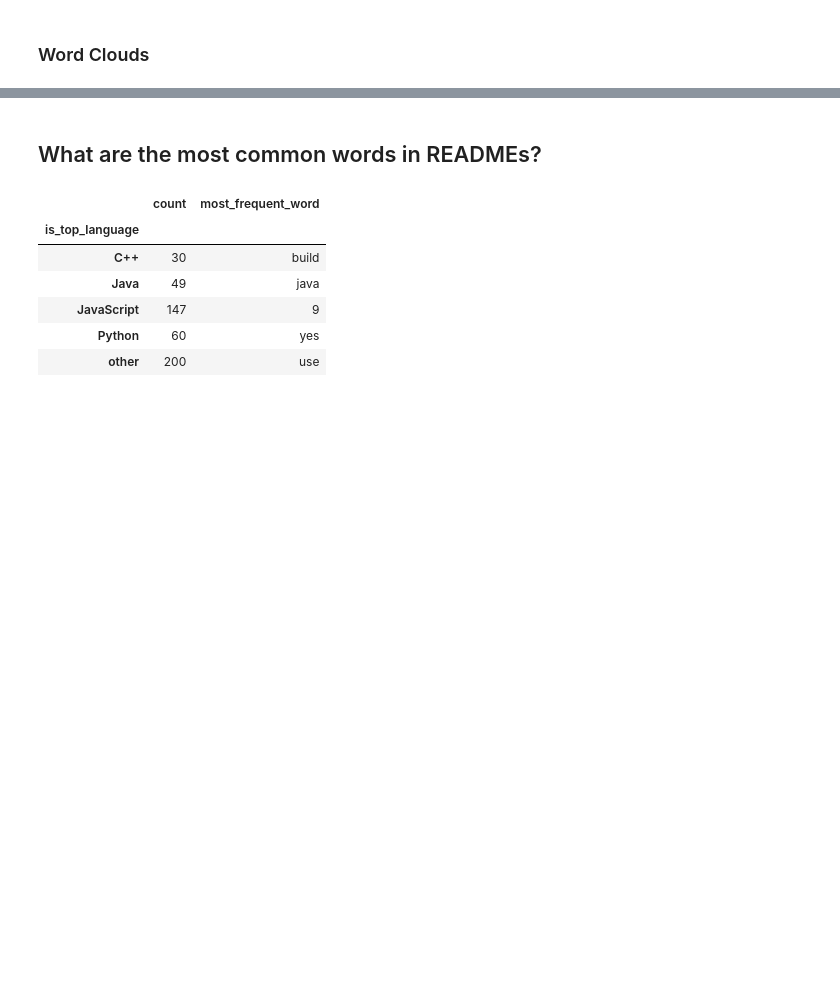
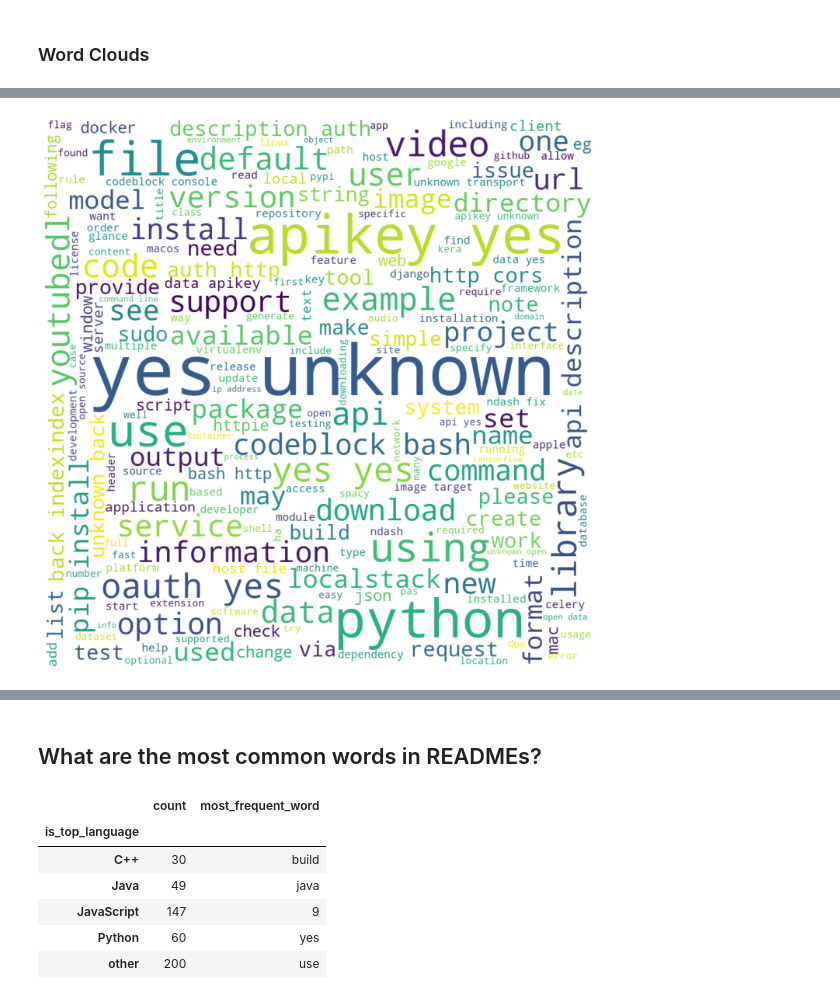
Before and after one commit to nlp-github-project/nlp-github-project, a Jupyter notebook: project_notebook.ipynb, the cells around one changed output, grey strips where cells are left out. Cells and saved outputs as stored; diff of their text form; code cells hidden in the pictures; blank space fills up the shorter version.

```diff
--- a/project_notebook.ipynb
+++ b/project_notebook.ipynb
@@ -351,4 +353,6 @@ top_20_bigrams, top_20_js_bigrams, top_20_p_bigrams, top_20_j_bigrams, top_20_cp
 # %%
-# #Pyhton word cloud
-# explore.word_cloud(python_words)
+#Pyhton word cloud
+explore.word_cloud(python_words)
+# %% [output]
+[figure, added]
 # %%
```
Also changed, not shown: parts of 23 cells of this notebook.
